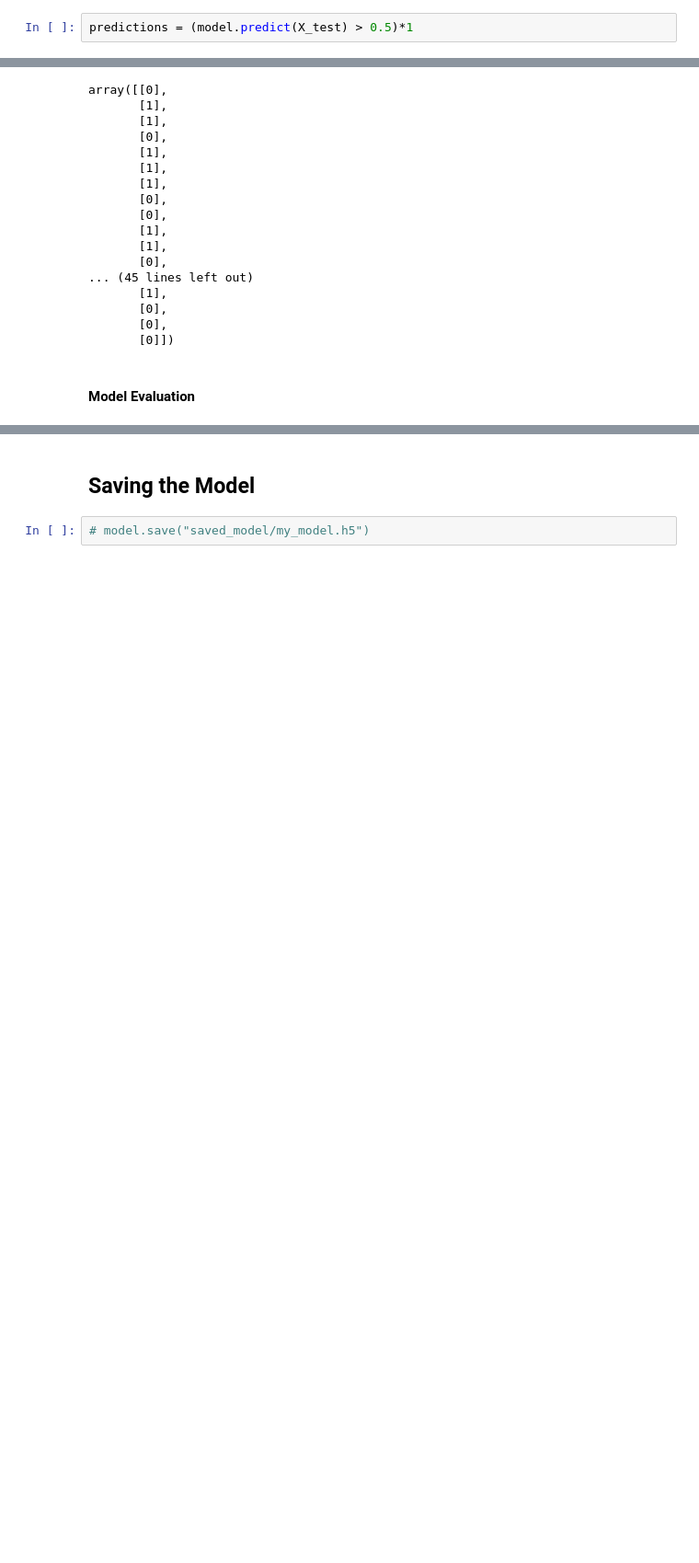
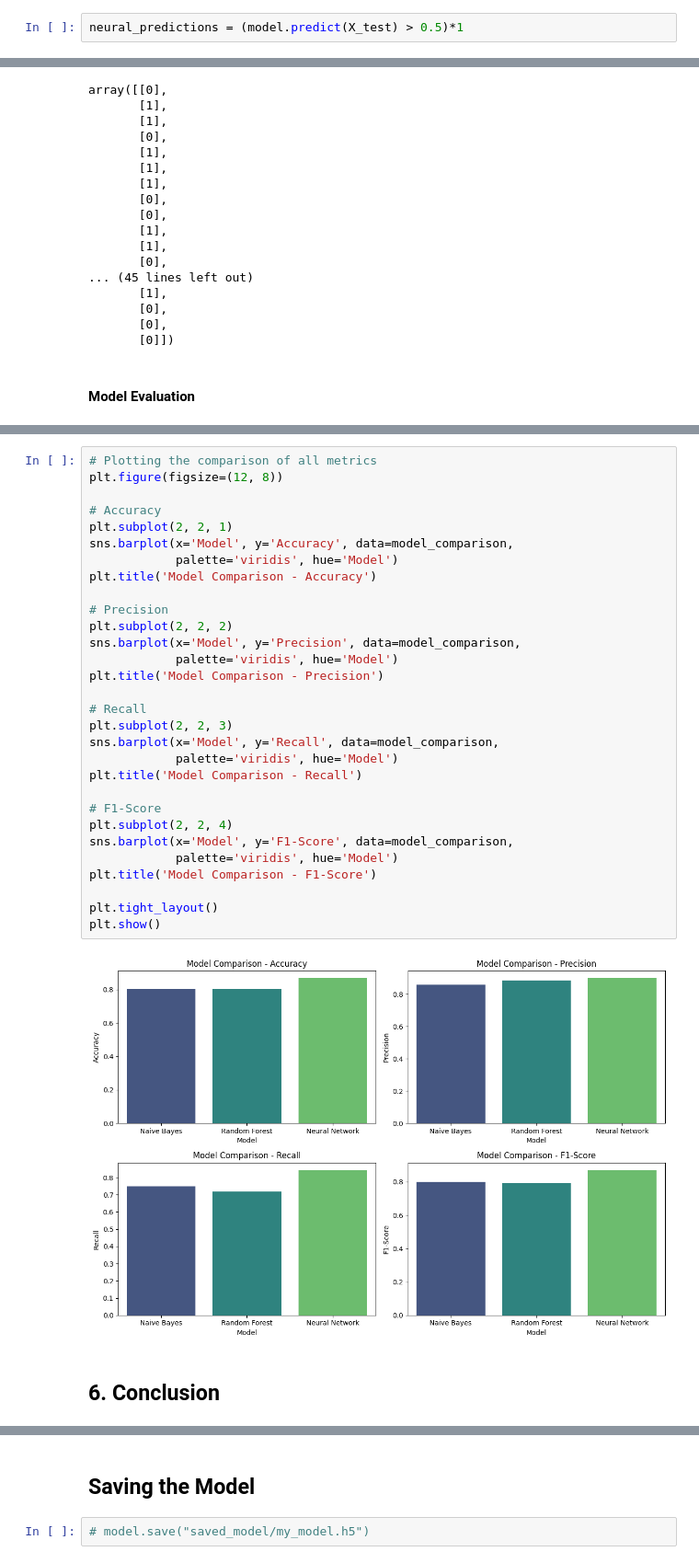
Before and after one commit to Hardvan/JITHack-v3, a Jupyter notebook: Model/Heart Attack Code.ipynb, the cells around one changed output, grey strips where cells are left out. Shown: that part at 92% size. Cells and saved outputs as stored; diff of their text form; blank space fills up the shorter version.

Commit message:
Compare models graph

```diff
--- a/Model/Heart Attack Code.ipynb
+++ b/Model/Heart Attack Code.ipynb
@@ -366,5 +366,5 @@ array([[ 0.58333333,  1.        ,  0.        ,  0.33487298,  0.        ,
        [ 0.4375    ,  1.        ,  0.        ,  0.25866051,  0.        ,
          0.        ,  0.46428571,  1.        ]])
 # %%
-predictions = (model.predict(X_test) > 0.5)*1
+neural_predictions = (model.predict(X_test) > 0.5)*1
 # %% [output]
@@ -408,0 +446,34 @@ display_confusion_matrix(y_test, predictions)
+# %%
+# Plotting the comparison of all metrics
+plt.figure(figsize=(12, 8))
+
+# Accuracy
+plt.subplot(2, 2, 1)
+sns.barplot(x='Model', y='Accuracy', data=model_comparison,
+            palette='viridis', hue='Model')
+plt.title('Model Comparison - Accuracy')
+
+# Precision
+plt.subplot(2, 2, 2)
+sns.barplot(x='Model', y='Precision', data=model_comparison,
+            palette='viridis', hue='Model')
+plt.title('Model Comparison - Precision')
+
+# Recall
+plt.subplot(2, 2, 3)
+sns.barplot(x='Model', y='Recall', data=model_comparison,
+            palette='viridis', hue='Model')
+plt.title('Model Comparison - Recall')
+
+# F1-Score
+plt.subplot(2, 2, 4)
+sns.barplot(x='Model', y='F1-Score', data=model_comparison,
+            palette='viridis', hue='Model')
+plt.title('Model Comparison - F1-Score')
+
+plt.tight_layout()
+plt.show()
+# %% [output]
+[figure, added]
+# %% [markdown]
+## 6. Conclusion
```
Also changed, not shown: parts of 10 cells of this notebook.
